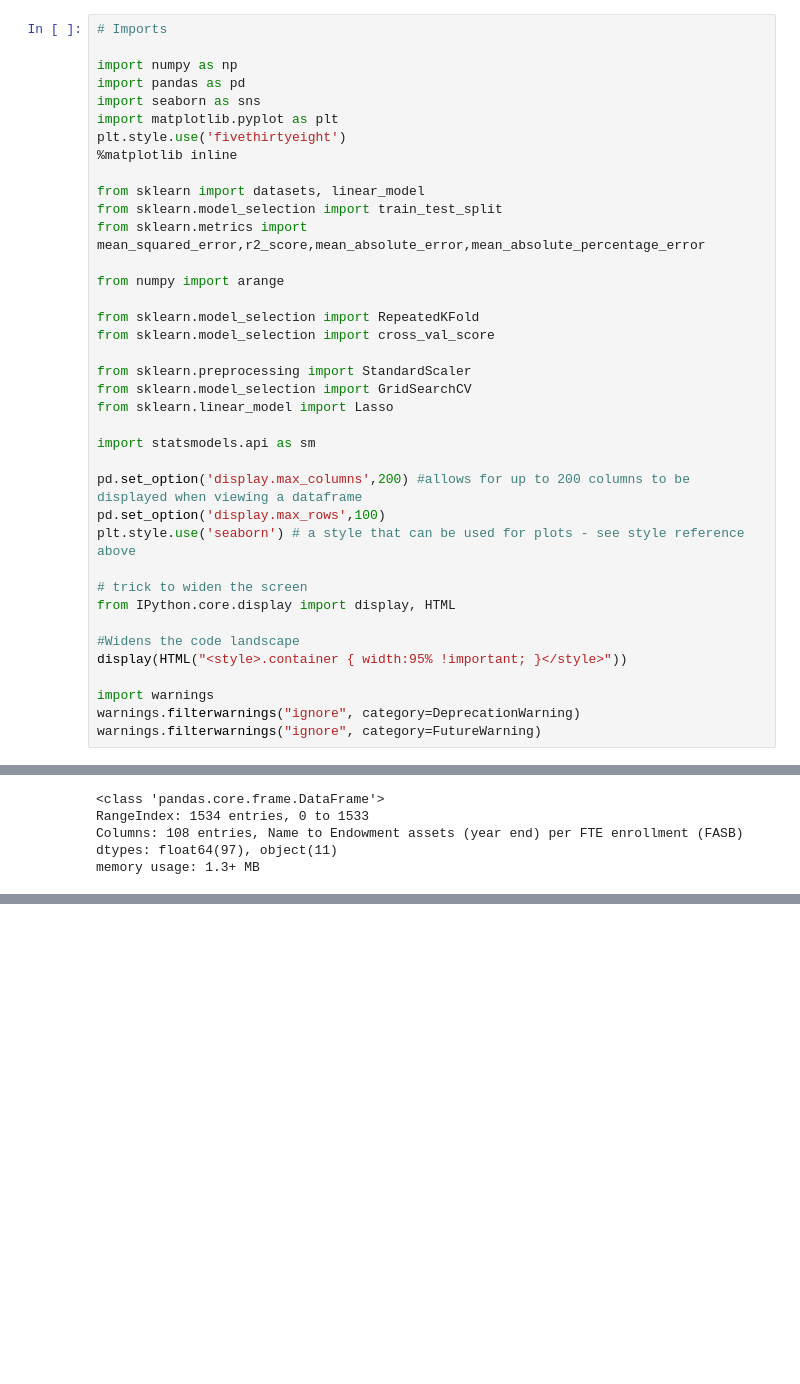
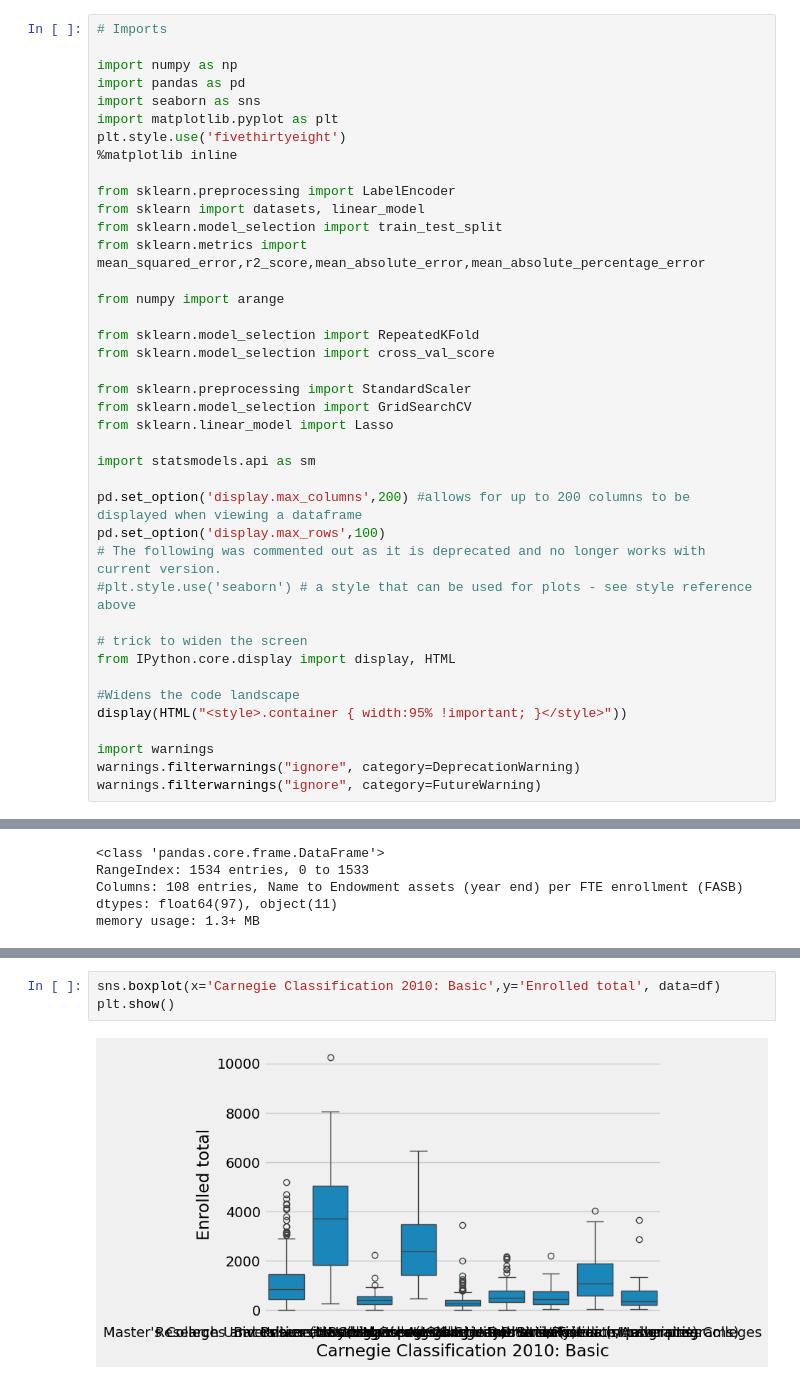
Before and after one commit to sah9j/FinalDataDive, a Jupyter notebook: main.ipynb, the cells around one changed output, grey strips where cells are left out. Saved outputs shown, nothing was run; the diff lists cells and outputs as text; blank space fills up the shorter version.

```diff
--- a/main.ipynb
+++ b/main.ipynb
@@ -17,6 +35,7 @@ import matplotlib.pyplot as plt
 plt.style.use('fivethirtyeight')
 %matplotlib inline
 
+from sklearn.preprocessing import LabelEncoder
 from sklearn import datasets, linear_model
 from sklearn.model_selection import train_test_split
 from sklearn.metrics import mean_squared_error,r2_score,mean_absolute_error,mean_absolute_percentage_error
@@ -34,7 +53,8 @@ import statsmodels.api as sm
 
 pd.set_option('display.max_columns',200) #allows for up to 200 columns to be displayed when viewing a dataframe
 pd.set_option('display.max_rows',100)
-plt.style.use('seaborn') # a style that can be used for plots - see style reference above
+# The following was commented out as it is deprecated and no longer works with current version.
+#plt.style.use('seaborn') # a style that can be used for plots - see style reference above
 
 # trick to widen the screen
 from IPython.core.display import display, HTML
@@ -76,3 +102,8 @@ df.head()
 | 2 | Amridge University | NaN | NaN | NaN | NaN | ... |
 | 3 | University of Alabama in Huntsville | 2054.0 | 1656.0 | 651.0 | 34.0 | ... |
 | 4 | Alabama State University | 10245.0 | 5251.0 | 1479.0 | 18.0 | ... |
+# %%
+sns.boxplot(x='Carnegie Classification 2010: Basic',y='Enrolled total', data=df)
+plt.show()
+# %% [output]
+[figure, added]
```
Also changed, not shown: parts of 21 cells of this notebook.
